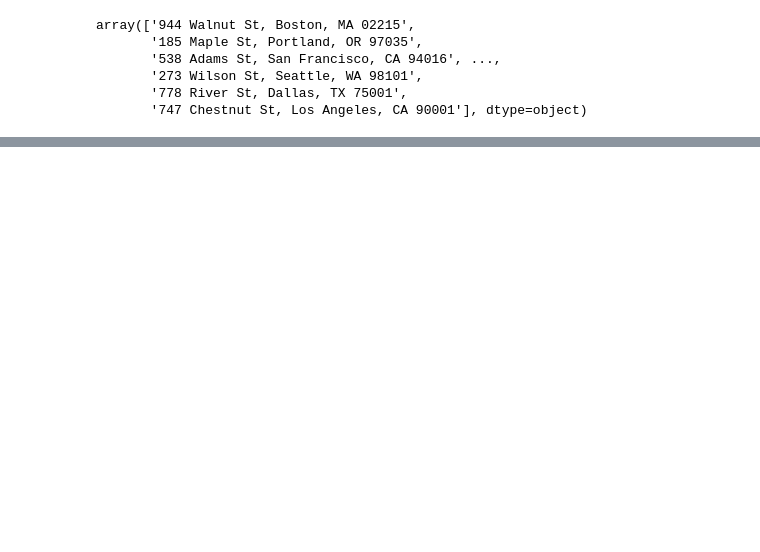
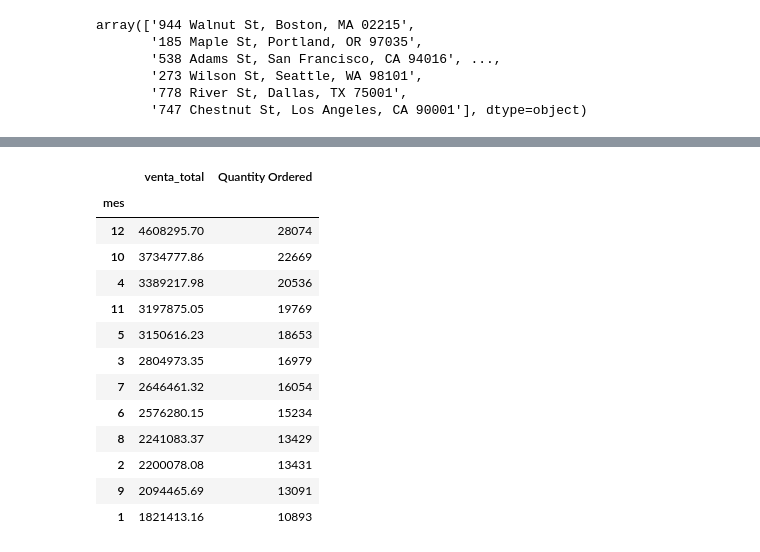
Before and after one commit to carlos1680/CPEDS, a Jupyter notebook: modulo2/3 Manipulacion de datos/4 B - Groupby/Sales.ipynb, the cells around one changed output, grey strips where cells are left out. Saved outputs shown, nothing was run; the diff lists cells and outputs as text; code cells hidden in the pictures; blank space fills up the shorter version.

```diff
--- a/modulo2/3 Manipulacion de datos/4 B - Groupby/Sales.ipynb
+++ b/modulo2/3 Manipulacion de datos/4 B - Groupby/Sales.ipynb
@@ -148,0 +271,17 @@ array(['944 Walnut St, Boston, MA 02215',
+# %%
+v_anuales_sin_nulos[['mes','venta_total','Quantity Ordered']].groupby(('mes')).sum().sort_values(by='venta_total',ascending= False)
+# %% [output]
+|  | venta_total | Quantity Ordered |
+| mes |  |  |
+| 12 | 4608295.70 | 28074 |
+| 10 | 3734777.86 | 22669 |
+| 4 | 3389217.98 | 20536 |
+| 11 | 3197875.05 | 19769 |
+| 5 | 3150616.23 | 18653 |
+| 3 | 2804973.35 | 16979 |
+| 7 | 2646461.32 | 16054 |
+| 6 | 2576280.15 | 15234 |
+| 8 | 2241083.37 | 13429 |
+| 2 | 2200078.08 | 13431 |
+| 9 | 2094465.69 | 13091 |
+| 1 | 1821413.16 | 10893 |
```
Also changed, not shown: parts of 26 cells of this notebook, 4 other files.
